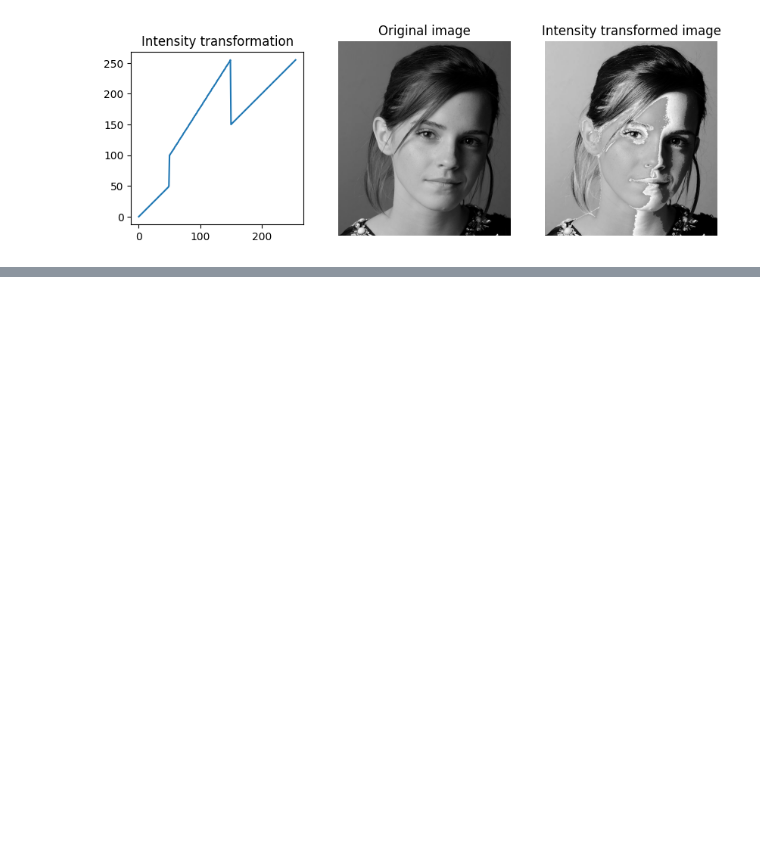
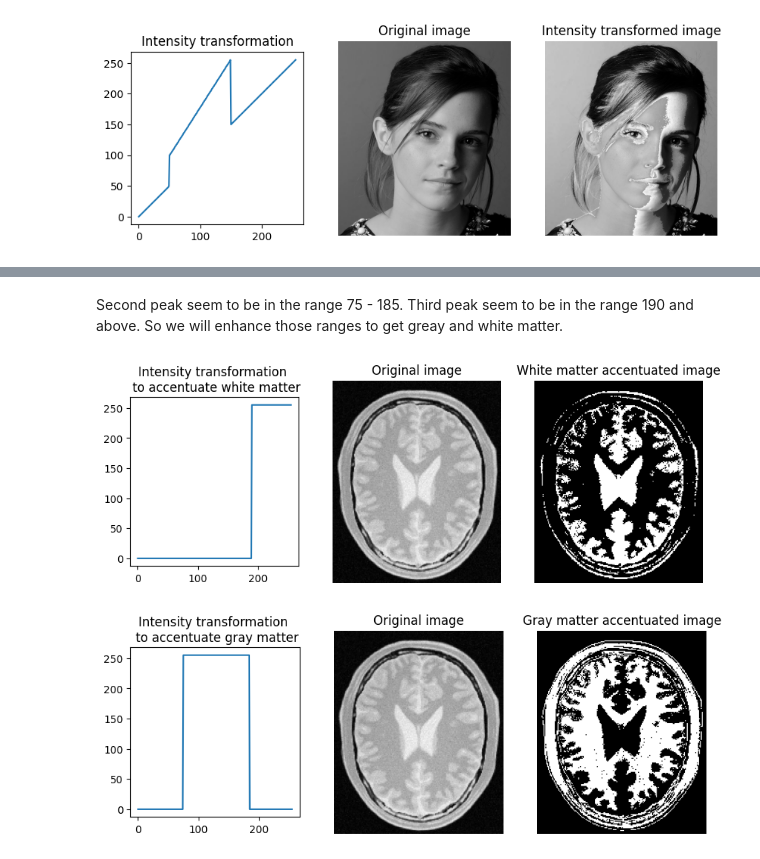
Before and after one commit to yaseemarusiru/Image_Processing_and_Machine_Vision, a Jupyter notebook: EN3160_Assignment_1.ipynb, the cells around one changed output, grey strips where cells are left out. Drawn from its saved outputs; the diff is of its cells as text; code cells hidden in the pictures; blank space fills up the shorter version.

```diff
--- a/EN3160_Assignment_1.ipynb
+++ b/EN3160_Assignment_1.ipynb
@@ -29,0 +44,47 @@ plt.show()
+# %% [markdown]
+Second peak seem to be in the range 75 - 185. Third peak seem to be in the range 190 and above. So we will enhance those ranges to get greay and white matter.
+# %%
+t1_1 = np.zeros(190)
+t2_1 = 255*np.ones(66)
+t3_1 = np.zeros(0)
+transformation_1 = np.concatenate((t1_1,t2_1,t3_1),axis=0).astype(np.uint8)
+assert len(transformation_1)==256
+
+t1_2 = np.zeros(75)
+t2_2 = 255*np.ones(110)
+t3_2 = np.zeros(71)
+transformation_2 = np.concatenate((t1_2,t2_2,t3_2),axis=0).astype(np.uint8)
+assert len(transformation_2)==256
+
+white_matter = cv.LUT(brain_image,transformation_1)
+grey_matter = cv.LUT(brain_image,transformation_2)
+
+fig1, ax1 = plt.subplots(1,3,figsize=(10,10))
+ax1[0].plot(transformation_1)
+ax1[0].set_aspect('equal')
+ax1[0].set_title("Intensity transformation \n to accentuate white matter")
+
+ax1[1].imshow(cv.cvtColor(brain_image,cv.COLOR_BGR2RGB))
+ax1[1].axis('off')
+ax1[1].set_title("Original image")
+
+ax1[2].imshow(cv.cvtColor(white_matter,cv.COLOR_BGR2RGB))
+ax1[2].axis('off')
+ax1[2].set_title("White matter accentuated image")
+
+fig2, ax2 = plt.subplots(1,3,figsize=(10,10))
+ax2[0].plot(transformation_2)
+ax2[0].set_aspect('equal')
+ax2[0].set_title("Intensity transformation \n to accentuate gray matter")
+
+ax2[1].imshow(cv.cvtColor(brain_image,cv.COLOR_BGR2RGB))
+ax2[1].axis('off')
+ax2[1].set_title("Original image")
+
+ax2[2].imshow(cv.cvtColor(grey_matter,cv.COLOR_BGR2RGB))
+ax2[2].axis('off')
+ax2[2].set_title("Gray matter accentuated image")
+plt.show()
+# %% [output]
+[figure, added]
+[figure, added]
```
Also changed, not shown: parts of 5 cells of this notebook.
